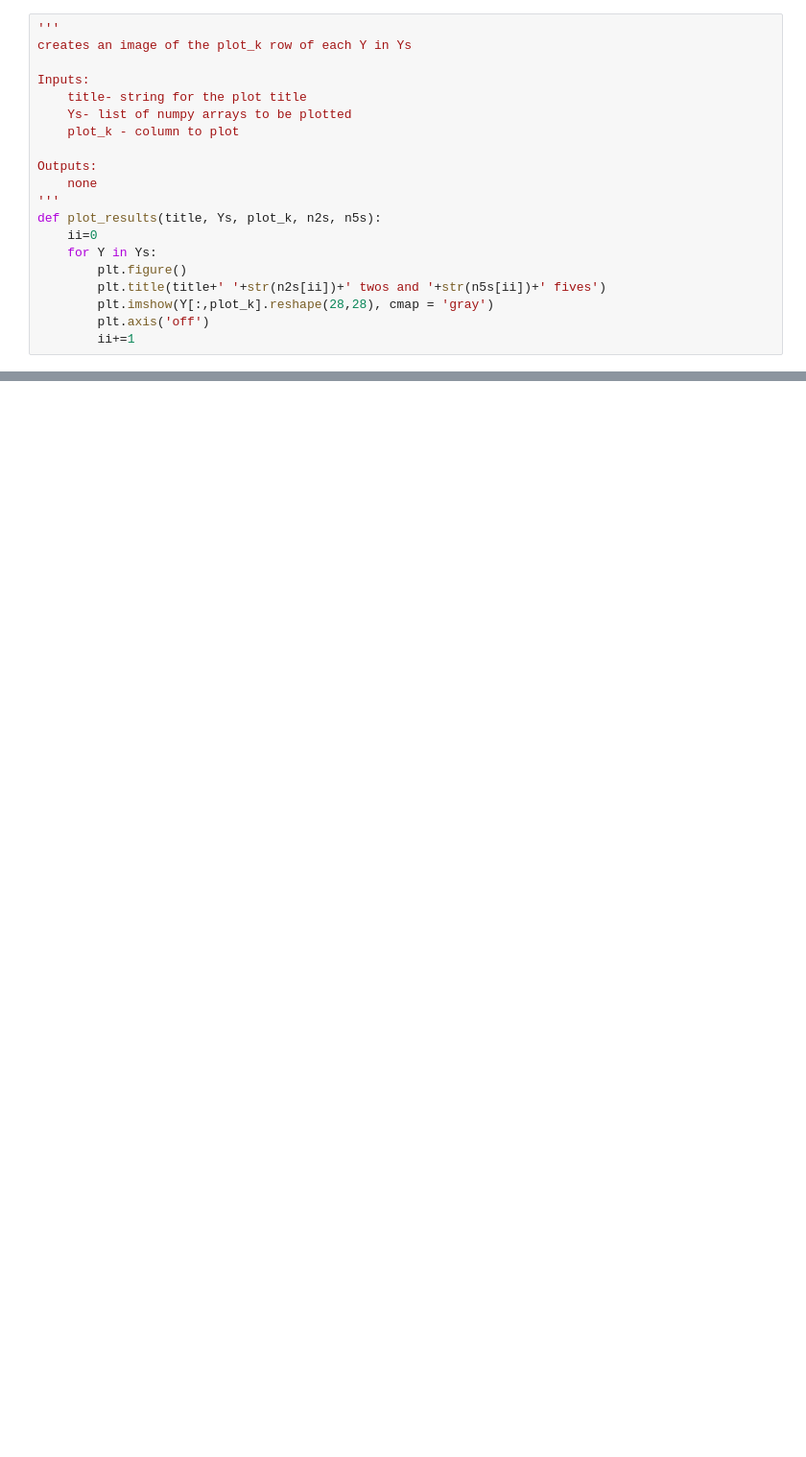
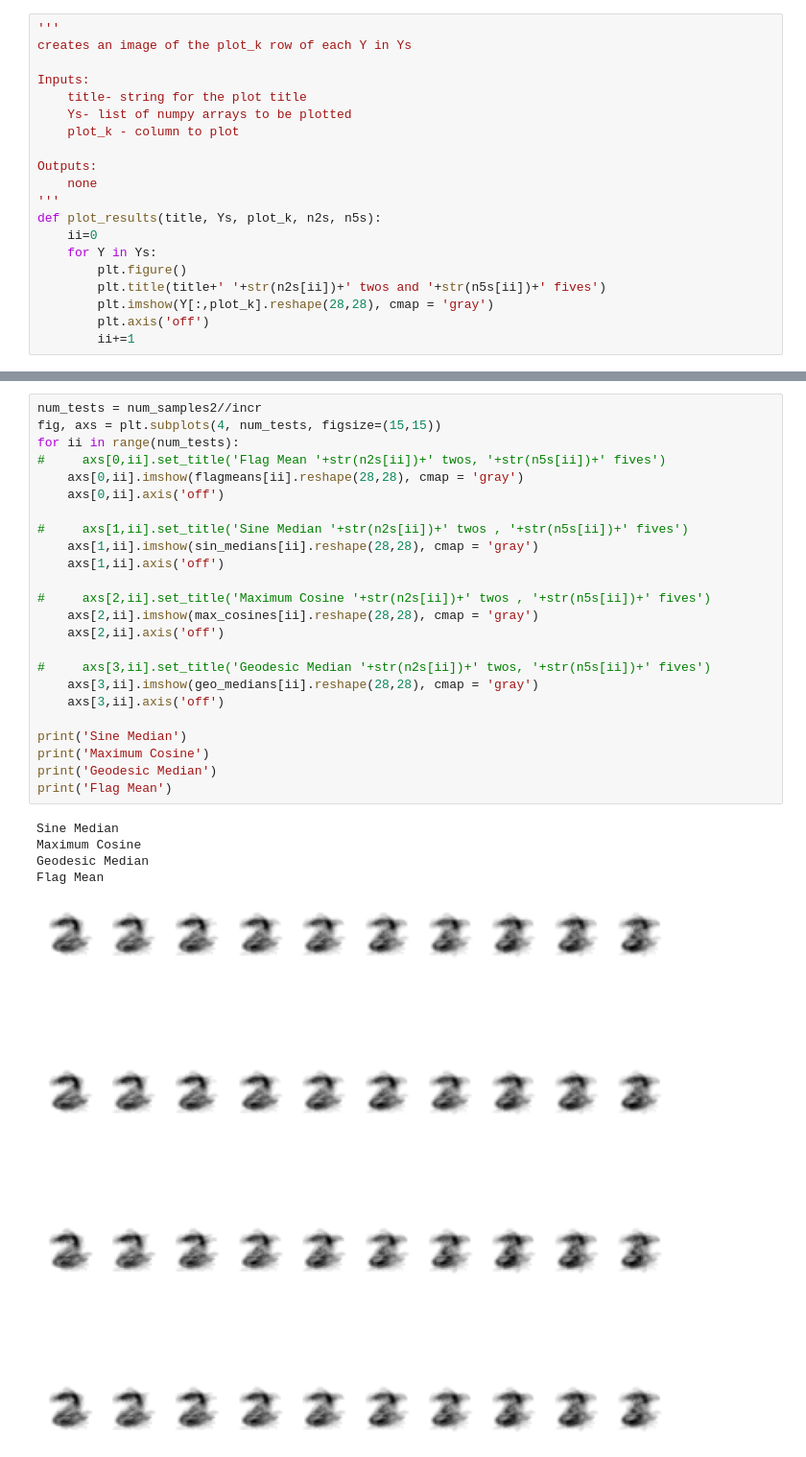
Before and after one commit to nmank/FlagIRLS, a Jupyter notebook: Synthetic_and_MNIST.ipynb, the cells around one changed output, grey strips where cells are left out. Shown at 96% size. Drawn from its saved outputs; the diff is of its cells as text; blank space fills up the shorter version.

```diff
--- a/Synthetic_and_MNIST.ipynb
+++ b/Synthetic_and_MNIST.ipynb
@@ -290,0 +364,30 @@ Max Cos finished
+# %%
+num_tests = num_samples2//incr
+fig, axs = plt.subplots(4, num_tests, figsize=(15,15))
+for ii in range(num_tests):
+#     axs[0,ii].set_title('Flag Mean '+str(n2s[ii])+' twos, '+str(n5s[ii])+' fives')
+    axs[0,ii].imshow(flagmeans[ii].reshape(28,28), cmap = 'gray')
+    axs[0,ii].axis('off')
+
+#     axs[1,ii].set_title('Sine Median '+str(n2s[ii])+' twos , '+str(n5s[ii])+' fives')
+    axs[1,ii].imshow(sin_medians[ii].reshape(28,28), cmap = 'gray')
+    axs[1,ii].axis('off')
+
+#     axs[2,ii].set_title('Maximum Cosine '+str(n2s[ii])+' twos , '+str(n5s[ii])+' fives')
+    axs[2,ii].imshow(max_cosines[ii].reshape(28,28), cmap = 'gray')
+    axs[2,ii].axis('off')
+
+#     axs[3,ii].set_title('Geodesic Median '+str(n2s[ii])+' twos, '+str(n5s[ii])+' fives')
+    axs[3,ii].imshow(geo_medians[ii].reshape(28,28), cmap = 'gray')
+    axs[3,ii].axis('off')
+
+print('Sine Median')
+print('Maximum Cosine')
+print('Geodesic Median')
+print('Flag Mean')
+# %% [output]
+Sine Median
+Maximum Cosine
+Geodesic Median
+Flag Mean
+[figure, added]
```
Also changed, not shown: parts of 13 cells of this notebook.
